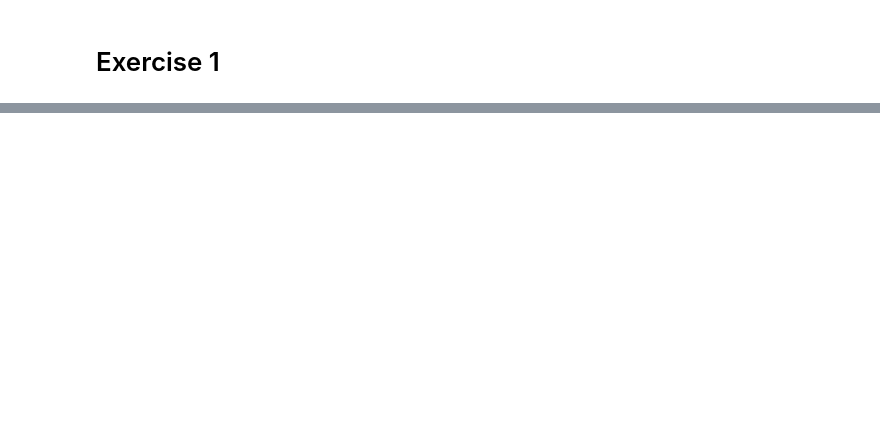
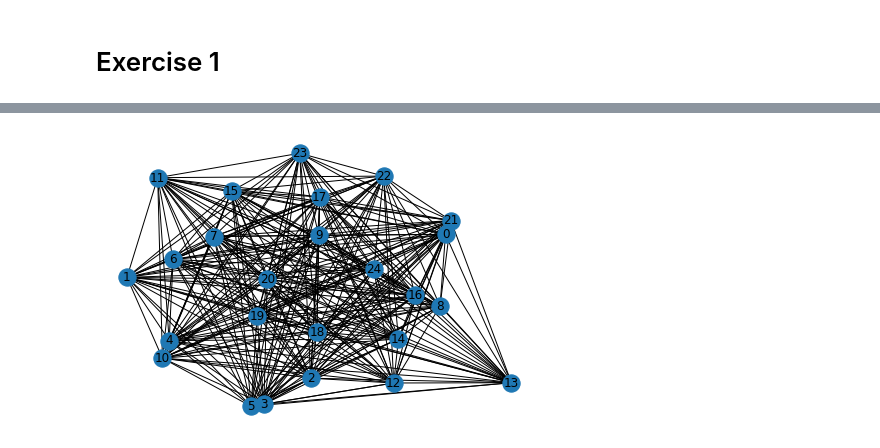
Before and after one commit to chiayunc/Homework-Notebooks, a Jupyter notebook: week-5/5-Semantic-Influence-Networks-solution.ipynb, the cells around one changed output, grey strips where cells are left out. Saved outputs shown, nothing was run; the diff lists cells and outputs as text; code cells hidden in the pictures; blank space fills up the shorter version.

```diff
--- a/week-5/5-Semantic-Influence-Networks-solution.ipynb
+++ b/week-5/5-Semantic-Influence-Networks-solution.ipynb
@@ -66,4 +46,4 @@ def tokenize(text):
 
 #Now normalize the texts
 vectorizer = sklearn.feature_extraction.text.CountVectorizer(tokenizer = tokenize)
-vects_incidence = vectorizer.fit_transform(decsDF['Texts'])
+vects_incidence = vectorizer.fit_transform(decsDF['texts'])
@@ -99,3 +94,5 @@ print(nx.info(gDoc))
 # %%
-layout = nx.spring_layout(gChap, k = 1/3, weight='weight', iterations= 50)
+layout = nx.spring_layout(gDoc, k = 1/3, weight='weight', iterations= 50)
 nx.draw(gDoc, pos = layout, labels = {n:n for n in gDoc.nodes()}) #Getting labels is a bit annoying
+# %% [output]
+[figure, added]
```
Also changed, not shown: parts of 48 cells of this notebook, 2 other files.
